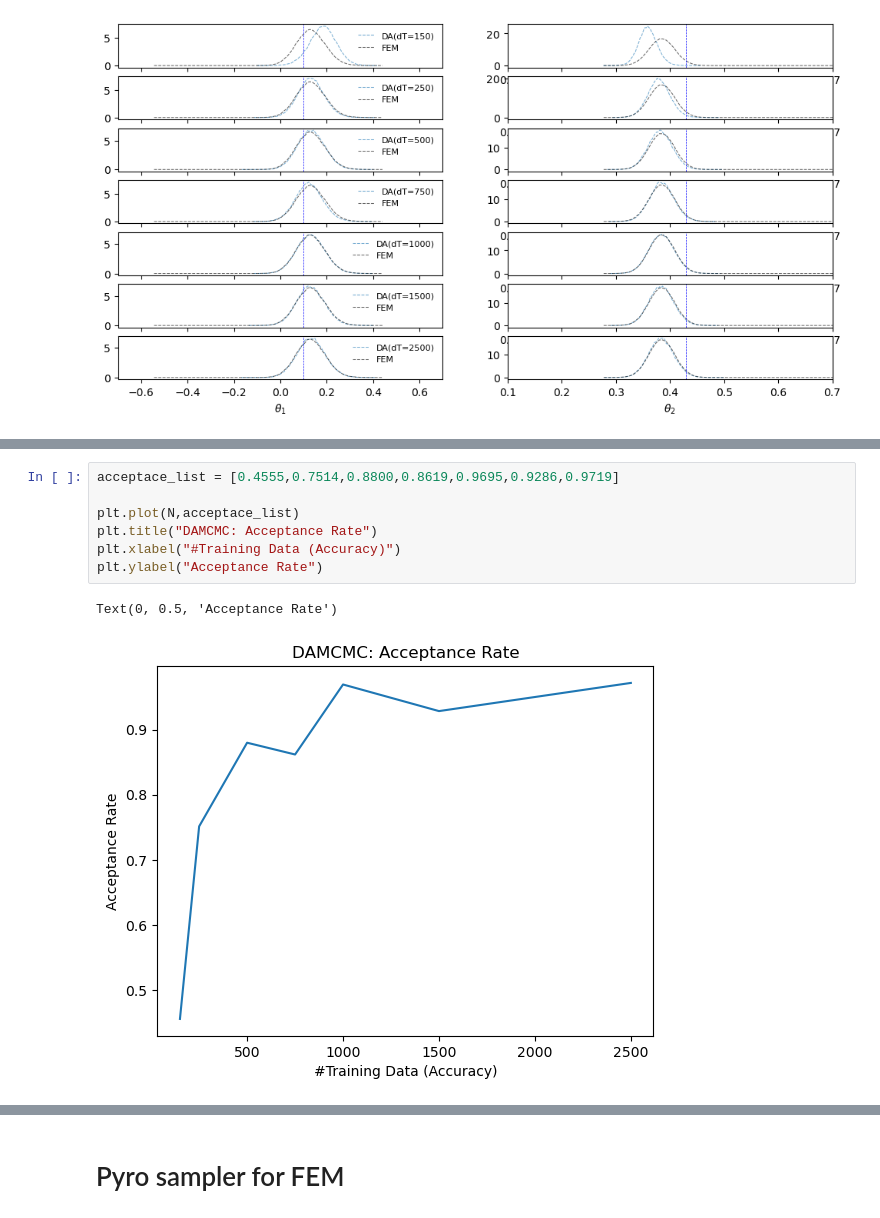
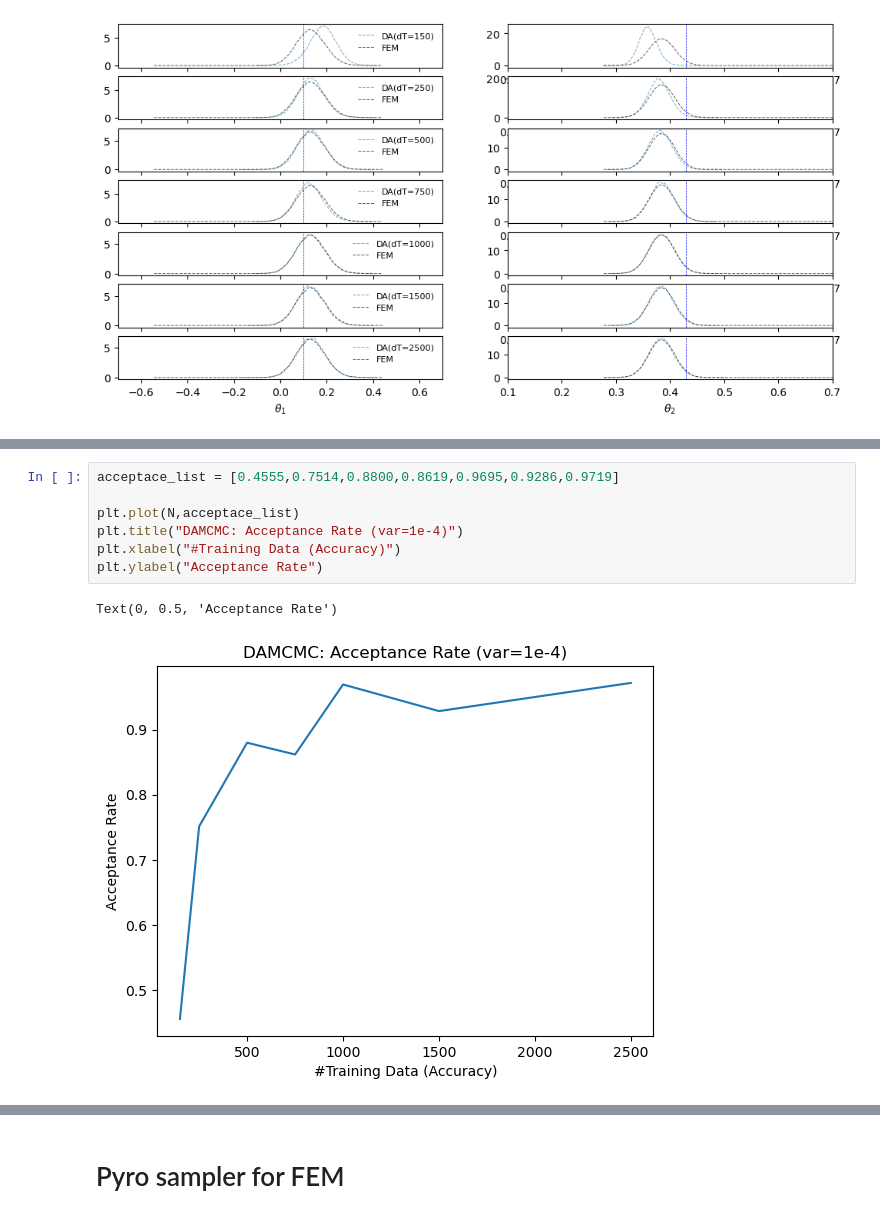
Before and after one commit to ChristianJzB/Projects, a Jupyter notebook: Deep_Solvers/Inverse_Problems/Elliptic/FEM_posterior.ipynb, the cells around one changed output, grey strips where cells are left out. Cells and saved outputs as stored; diff of their text form.

```diff
--- a/Deep_Solvers/Inverse_Problems/Elliptic/FEM_posterior.ipynb
+++ b/Deep_Solvers/Inverse_Problems/Elliptic/FEM_posterior.ipynb
@@ -839,10 +849,10 @@ axs[-1,0].set_xlabel("$\\theta_{1}$"),axs[-1,1].set_xlabel("$\\theta_{2}$")
 # %%
 acceptace_list = [0.4555,0.7514,0.8800,0.8619,0.9695,0.9286,0.9719]
 
 plt.plot(N,acceptace_list)
-plt.title("DAMCMC: Acceptance Rate")
+plt.title("DAMCMC: Acceptance Rate (var=1e-4)")
 plt.xlabel("#Training Data (Accuracy)")
 plt.ylabel("Acceptance Rate")
 # %% [output]
 Text(0, 0.5, 'Acceptance Rate')
-[figure, old version]
+[figure, new version]
```
Also changed, not shown: parts of 29 cells of this notebook, 37 other files.
